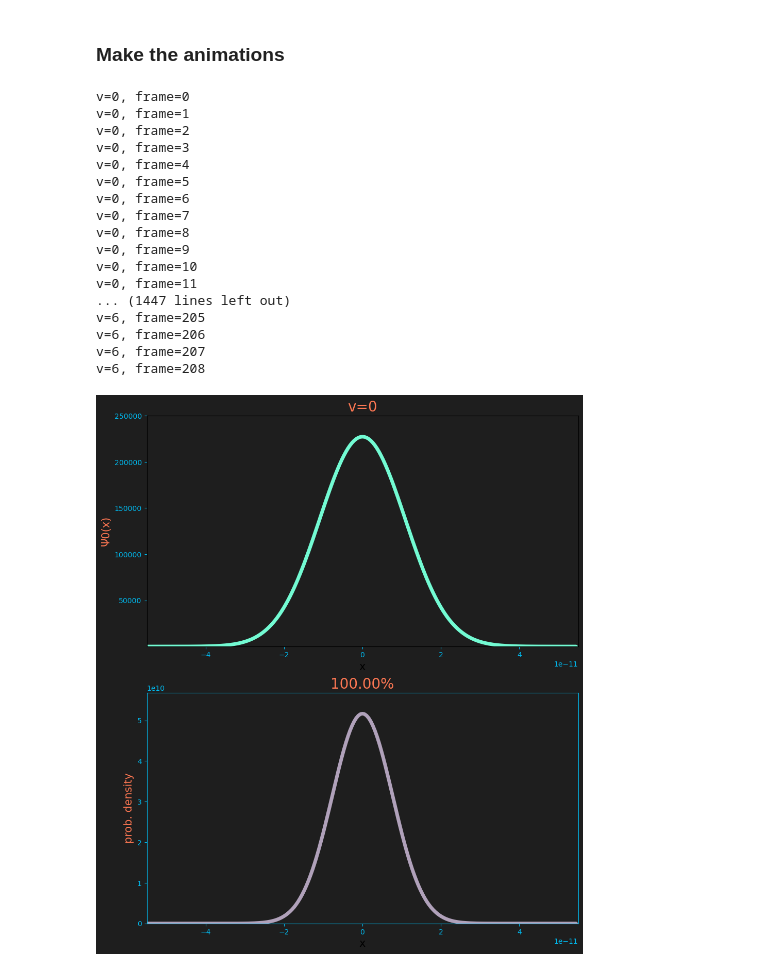
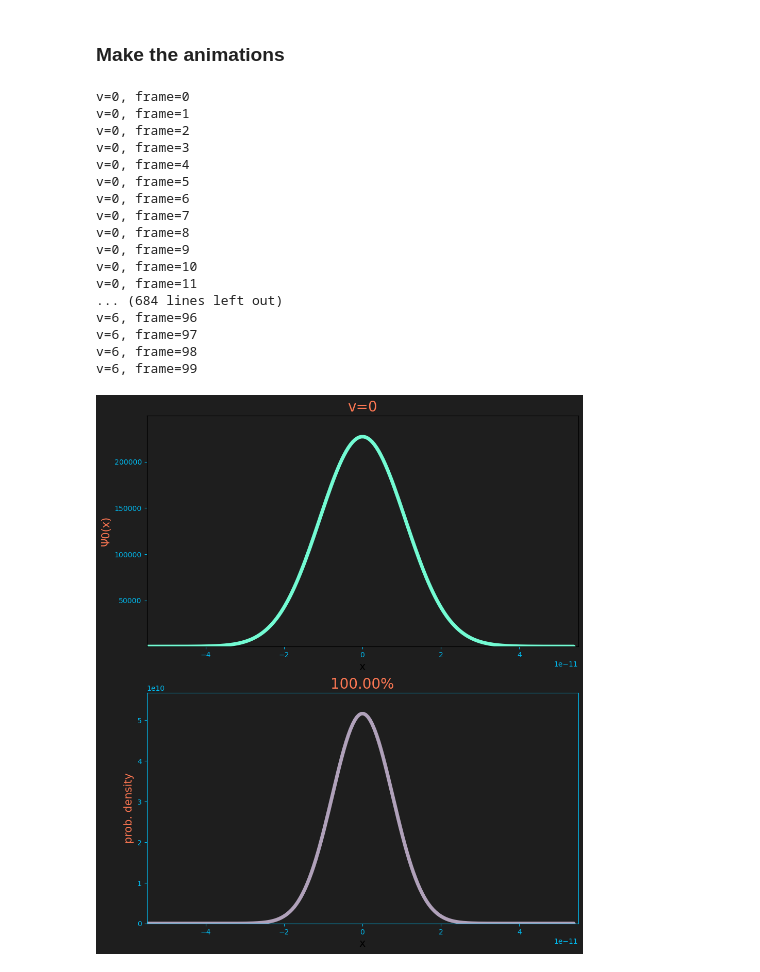
Before and after one commit to akey7/quantum-harmonic-oscillator, a Jupyter notebook: wavefunctions.ipynb, the cells around one changed output. Drawn from its saved outputs; the diff is of its cells as text; code cells hidden in the pictures.

```diff
--- a/wavefunctions.ipynb
+++ b/wavefunctions.ipynb
@@ -19,7 +19,8 @@ k = 481.  # Bond force constant
 mass_r = 1.627e-27  # Reduced mass
 x_min = -0.55e-10  # Minimum distance to plot in meters
 x_max = 0.55e-10  # Maximum distance to plot in meters
-n_points = 209  # Number of points to to calculate between the min and max.
+n_frames = 100  # Number of frames in animation
+n_points = n_frames * 2  # Number of points to to calculate between the min and max.
 
 qho = QuantumHarmonicOscillator(k=k, mass_r=mass_r)
 vs = range(qho.max_v() + 1)
@@ -65,42 +66,43 @@ for v in range(qho.max_v() + 1):
         axs[0].set_ylim(min(wavefunctions[v][1])*1.1, max(wavefunctions[v][1])*1.1)
 
         axs[1].set_ylabel(f'prob. density', size=15, color=heading_text_color)
         axs[1].set_xlabel('x', size=15)
         axs[1].set_xlim(x_min, x_max)
         axs[1].set_ylim(min(prob_densities[v][1]), max(prob_densities[v][1])*1.1)
 
         return wavefunction_line, prob_density_line, prob_density_title
 
     def update(frame):
-        wavefunction_line[0].set_xdata(wavefunctions[v][0][:frame])
-        wavefunction_line[0].set_ydata(wavefunctions[v][1][:frame])
-        prob_density_line[0].set_xdata(prob_densities[v][0][:frame])
-        prob_density_line[0].set_ydata(prob_densities[v][1][:frame])
-        cumulative_prbability = qho.integrate_prob_density_between_limits(v, min(prob_densities[v][0]), prob_densities[v][0][frame])
+        point = frame * 2
+        wavefunction_line[0].set_xdata(wavefunctions[v][0][:point])
+        wavefunction_line[0].set_ydata(wavefunctions[v][1][:point])
+        prob_density_line[0].set_xdata(prob_densities[v][0][:point])
+        prob_density_line[0].set_ydata(prob_densities[v][1][:point])
+        cumulative_prbability = qho.integrate_prob_density_between_limits(v, min(prob_densities[v][0]), prob_densities[v][0][point])
         prob_density_title.set_text(f'{format(cumulative_prbability*100, ".2f")}%')
 
         print(f'v={v}, frame={frame}')
 
         return wavefunction_line[0], prob_density_line[0], prob_density_title
 
-    ani = animation.FuncAnimation(fig=fig, func=update, init_func=init_func, frames=n_points, interval=33)
+    ani = animation.FuncAnimation(fig=fig, func=update, init_func=init_func, frames=n_frames, interval=33)
     ani.save(filename=os.path.join('output', f'wavefunction_prob_density_{v}.mp4'), writer='ffmpeg')
 # %% [output]
 v=0, frame=0
 v=0, frame=1
 v=0, frame=2
 v=0, frame=3
 v=0, frame=4
 v=0, frame=5
 v=0, frame=6
 v=0, frame=7
 v=0, frame=8
 v=0, frame=9
 v=0, frame=10
 v=0, frame=11
-... (1447 lines left out)
-v=6, frame=205
-v=6, frame=206
-v=6, frame=207
-v=6, frame=208
+... (684 lines left out)
+v=6, frame=96
+v=6, frame=97
+v=6, frame=98
+v=6, frame=99
-[figure, old version]
+[figure, new version]
```
Also changed, not shown: parts of 1 cell of this notebook.
